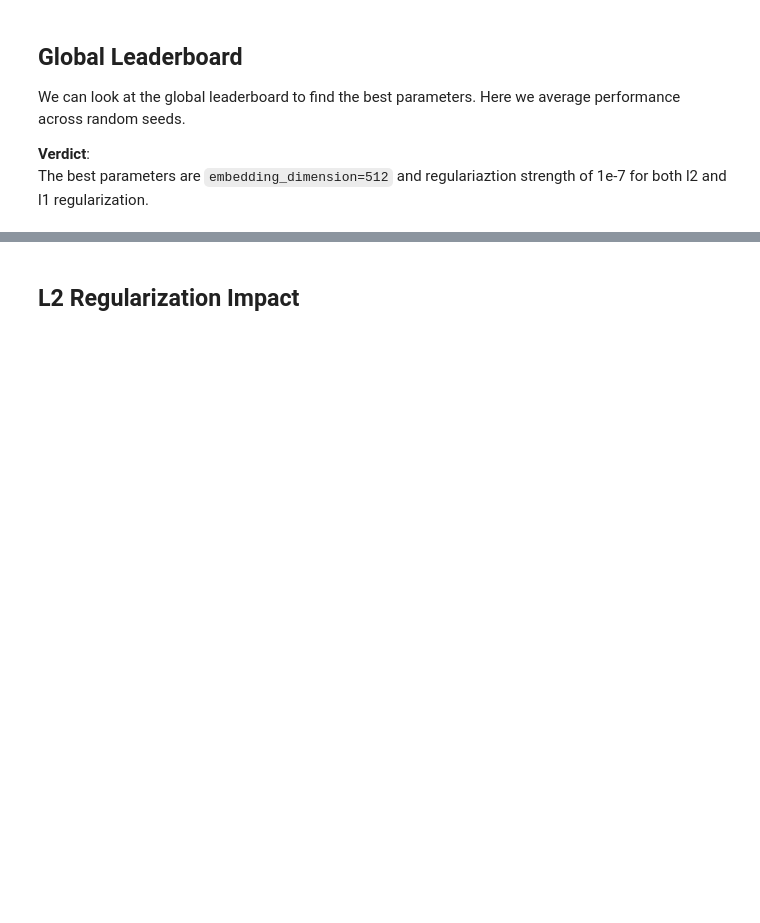
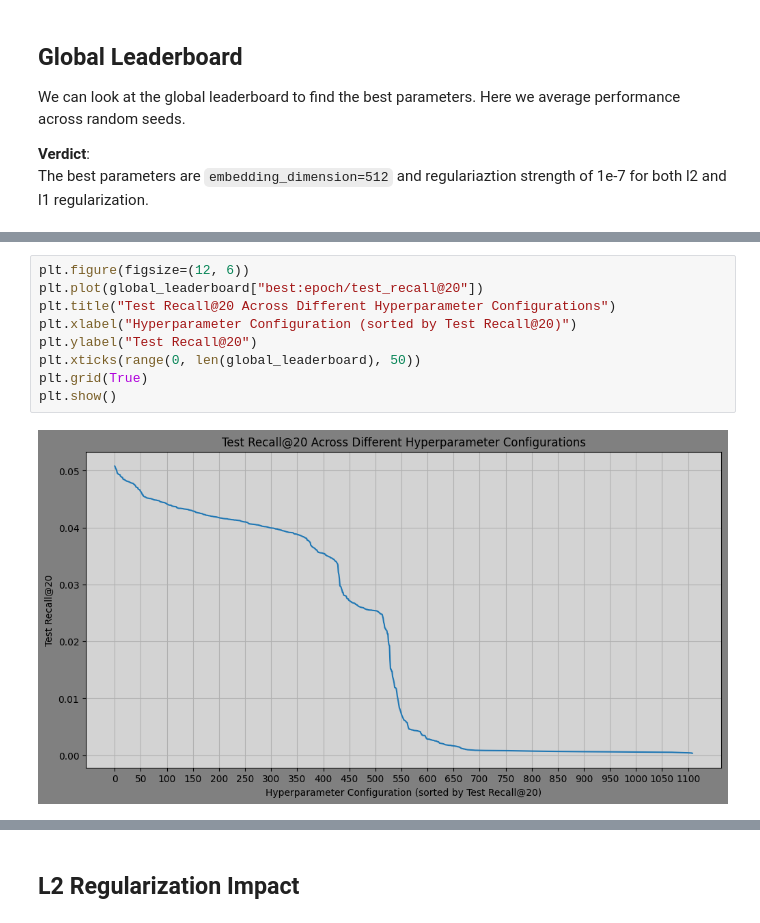
Before and after one commit to chaald/peppermint-matrix, a Jupyter notebook: notebooks/parameter_analysis/mf:regularization.ipynb, the cells around one changed output, grey strips where cells are left out. Cells and saved outputs as stored; diff of their text form; blank space fills up the shorter version.

Commit message:
add fall off chart

```diff
--- a/notebooks/parameter_analysis/mf:regularization.ipynb
+++ b/notebooks/parameter_analysis/mf:regularization.ipynb
@@ -213,0 +210,11 @@ global_leaderboard.to_pandas()[:20]
+# %%
+plt.figure(figsize=(12, 6))
+plt.plot(global_leaderboard["best:epoch/test_recall@20"])
+plt.title("Test Recall@20 Across Different Hyperparameter Configurations")
+plt.xlabel("Hyperparameter Configuration (sorted by Test Recall@20)")
+plt.ylabel("Test Recall@20")
+plt.xticks(range(0, len(global_leaderboard), 50))
+plt.grid(True)
+plt.show()
+# %% [output]
+[figure, added]
```
Also changed, not shown: parts of 23 cells of this notebook.
